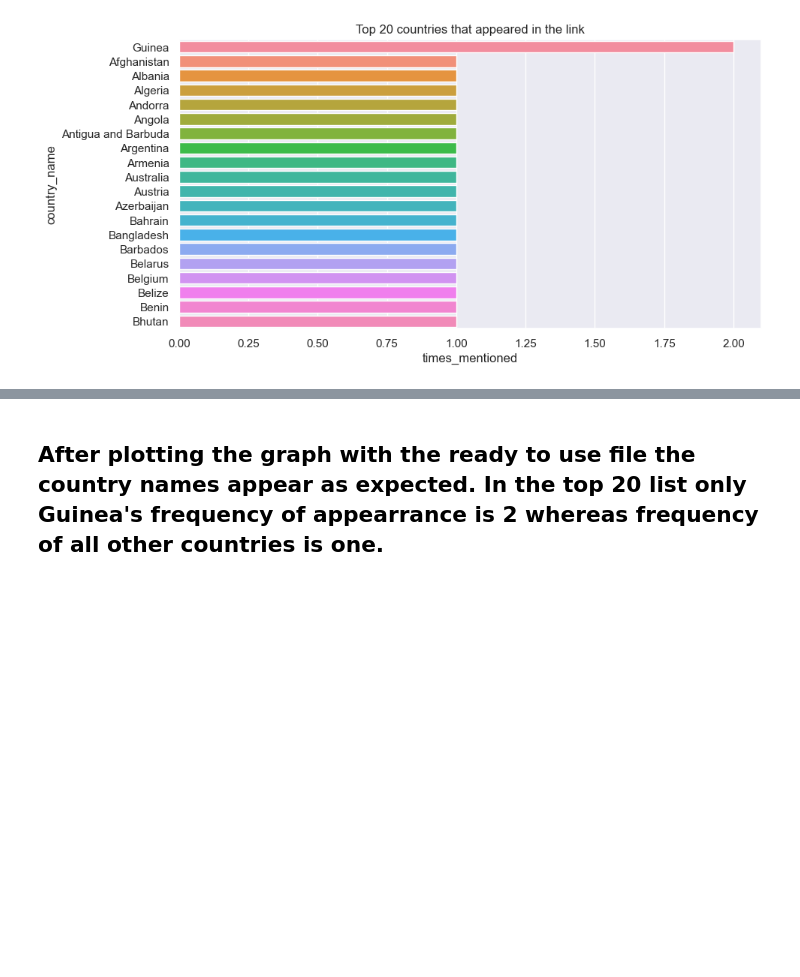
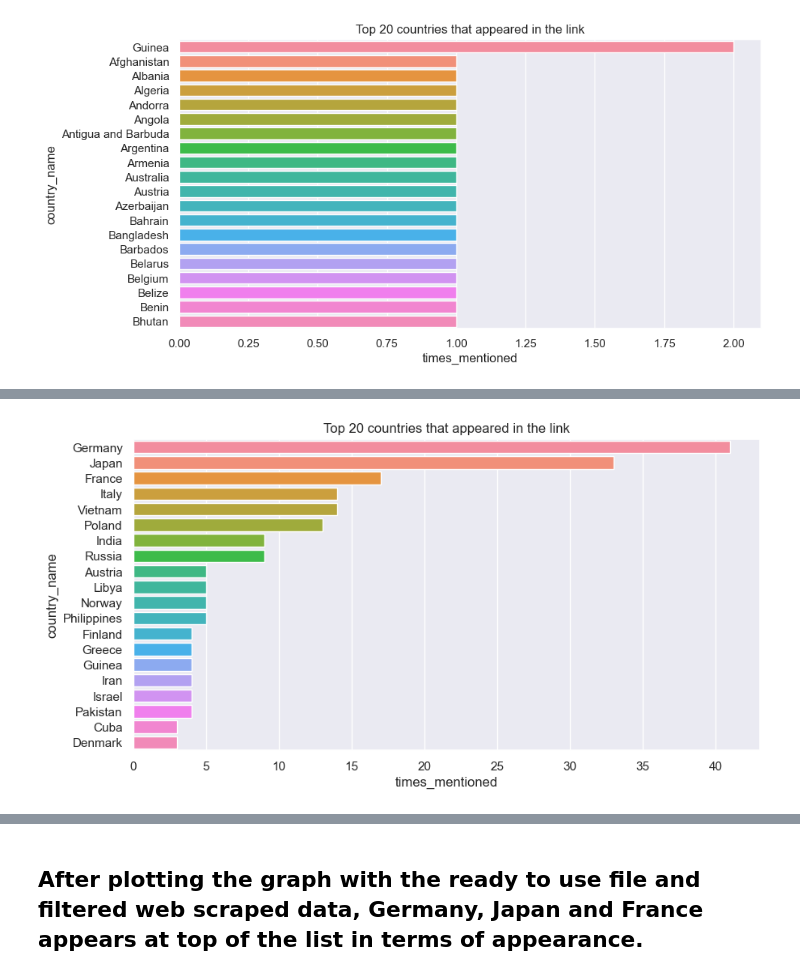
Before and after one commit to banerjee-mallika/20th-century, a Jupyter notebook: textmining/textmining.ipynb, the cells around one changed output, grey strips where cells are left out. Saved outputs shown, nothing was run; the diff lists cells and outputs as text; code cells hidden in the pictures; blank space fills up the shorter version.

```diff
--- a/textmining/textmining.ipynb
+++ b/textmining/textmining.ipynb
@@ -397,0 +419,2 @@ with sns.dark_palette("xkcd:blue", 10):
+# %%
+all_counts = Counter(re.sub(r'\W+', ' ', listToStr).split())
@@ -397,0 +423,5 @@ with sns.dark_palette("xkcd:blue", 10):
+# %%
+dict_of_counts = {d :all_counts[d] for d in cleaned_list}
+# %%
+country_df = pd.DataFrame(dict_of_counts.items(), columns = ['country_name','times_mentioned'] )
+country_df.head()
@@ -398,4 +438,13 @@ with sns.dark_palette("xkcd:blue", 10):
+# %%
+top20 =country_df.nlargest(20, 'times_mentioned')
+# %%
+plt.figure(figsize = (10, 5))
+with sns.dark_palette("xkcd:blue", 10):
+      sns.barplot(x = 'times_mentioned', y = "country_name",
+     saturation = 0.9, data = top20[top20.country_name !='change']).set_title("Top 20 countries that appeared in the link")
+# %% [output]
+[figure, added]
 # %% [markdown]
 <!-- The one noticeable point is that the country names that consist more than 1 word are split by each word and consequently each word is considered a separate country while calculating the frquency of appearance of each country in the scraped data. So the graph is kind of misleading and should be corrceted for this gap. -->
 # %% [markdown]
-## After plotting the graph with the ready to use file the country names appear as expected. In the top 20 list only Guinea's frequency of appearrance is 2 whereas frequency of all other countries is one.
+## After plotting the graph with the ready to use file and filtered web scraped data, Germany, Japan and France appears at top of the list in terms of appearance.
```
Also changed, not shown: parts of 10 cells of this notebook, 5 other files.
